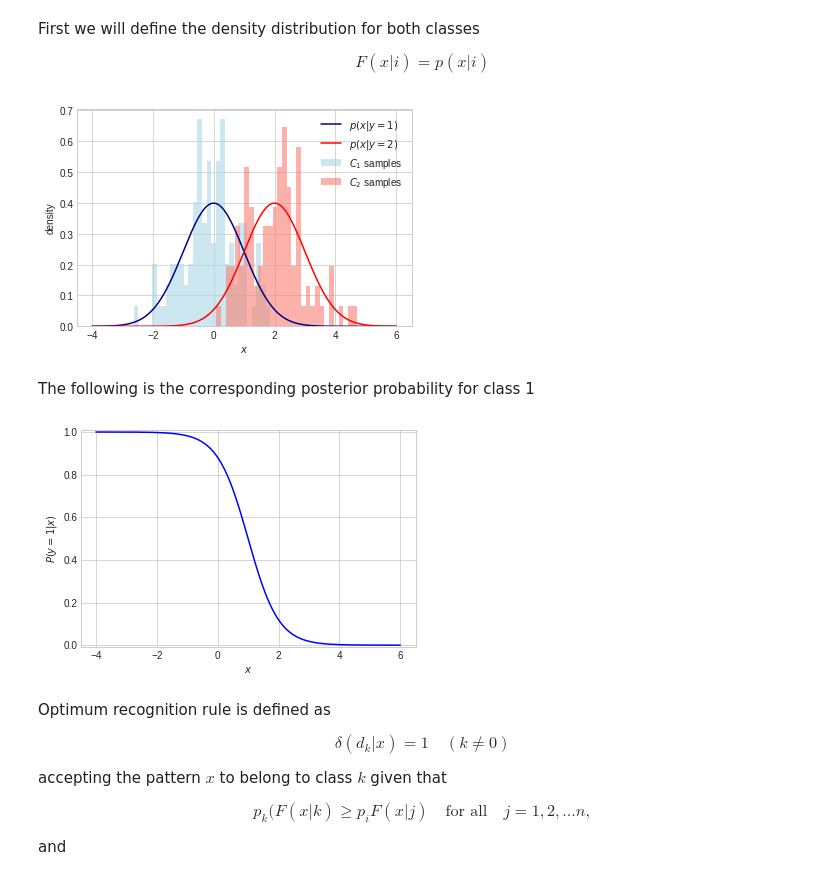
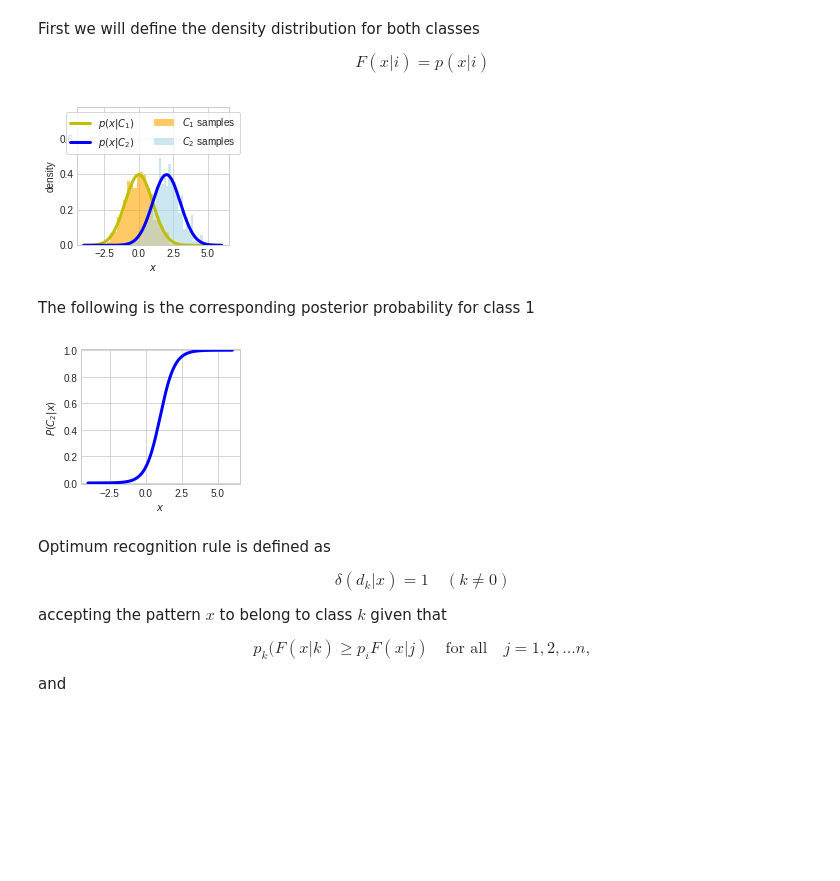
Before and after one commit to perellonieto/machine_learning_concepts, a Jupyter notebook: optimum_recognition_error_and_reject_tradeoff.ipynb, the cells around one changed output. Drawn from its saved outputs; the diff is of its cells as text; code cells hidden in the pictures; blank space fills up the shorter version.

```diff
--- a/optimum_recognition_error_and_reject_tradeoff.ipynb
+++ b/optimum_recognition_error_and_reject_tradeoff.ipynb
@@ -10,6 +10,14 @@ from scipy.stats import norm, multinomial, uniform
 
 plt.style.use('seaborn-whitegrid')
 #plt.style.use('ggplot')
+
+plt.rcParams['figure.figsize'] = (3, 2.6)
+plt.rcParams['lines.linewidth'] = 3
+plt.rcParams['figure.constrained_layout.use'] = True
+plt.rcParams['legend.frameon'] =True
+plt.rcParams["figure.autolayout"] = True
+plt.rcParams["savefig.bbox"] = 'tight'
+
 
 class Mixture(object):
     def __init__(self, generator_list, prior_list=None):
@@ -40,54 +48,56 @@ $$F(x|i) = p(x|i)$$
 # %%
 example_name = 'example_1'
 
 if example_name == 'example_1':
     x = np.linspace(-4, 6, 700)
     mixture_c1 = Mixture([norm(loc=0, scale=1)],
                          prior_list=[1])
     mixture_c2 = Mixture([norm(loc=2, scale=1)],
                          prior_list=[1])
 elif example_name == 'example_2':
     x = np.linspace(0, 2.5, 700)
     mixture_c1 = uniform(0, 1)
     mixture_c2 = uniform(0.5, 2)
 elif example_name == 'example_3':
-    mixture_c1 = Mixture([norm(loc=1, scale=1),
+    x = np.linspace(-6, 16, 700)
+    mixture_c1 = Mixture([norm(loc=2, scale=1),
                           norm(loc=10, scale=2)],
                          prior_list=[0.2, 0.8])
     mixture_c2 = Mixture([norm(loc=1, scale=2),
-                          norm(loc=10, scale=1)],
+                          norm(loc=13, scale=1)],
                          prior_list=[0.8, 0.2])
 
 x_delta = x[1] - x[0]
 
 
-samples = mixture_c1.rvs(100)
-plt.hist(samples, bins=30, density=True, color='lightblue', label='$C_1$ samples', alpha=0.6)
-plt.plot(x, mixture_c1.pdf(x), color='darkblue', label='$p(x|y=1)$')
-plt.legend()
+samples = mixture_c1.rvs(500)
+plt.hist(samples, bins=30, density=True, color='orange', label='$C_1$ samples', alpha=0.6)
+plt.plot(x, mixture_c1.pdf(x), color='y', label='$p(x|C_1)$', lw=3)
+
+samples = mixture_c2.rvs(500)
+plt.hist(samples, bins=30, density=True, color='lightblue', label='$C_2$ samples', alpha=0.6)
+plt.plot(x, mixture_c2.pdf(x), color='b', label='$p(x|C_2)$', lw=3)
+plt.legend(loc='upper center', ncol=2)
+ylim = plt.ylim()
+plt.ylim([ylim[0], ylim[1]*1.5])
 plt.ylabel('density')
 plt.xlabel('$x$');
-
-samples = mixture_c2.rvs(100)
-plt.hist(samples, bins=30, density=True, color='salmon', label='$C_2$ samples', alpha=0.6)
-plt.plot(x, mixture_c2.pdf(x), color='red', label='$p(x|y=2)$')
-plt.legend()
-plt.ylabel('density')
-plt.xlabel('$x$');
+plt.savefig('chow1970_distribution_{}.pdf'.format(example_name))
 # %% [output]
-[figure, old version]
+[figure, new version]
 # %% [markdown]
 The following is the corresponding posterior probability for class 1
 # %%
 priors = np.array([.5, .5])
 
-p_c1_g_x = priors[0]*mixture_c1.pdf(x)/(priors[0]*mixture_c1.pdf(x) + priors[1]*mixture_c2.pdf(x))
-plt.plot(x, p_c1_g_x, color='blue')
+p_c1_g_x = priors[1]*mixture_c2.pdf(x)/(priors[0]*mixture_c1.pdf(x) + priors[1]*mixture_c2.pdf(x))
+plt.plot(x, p_c1_g_x, color='b')
 plt.ylim(-0.01, 1.01)
-plt.ylabel('$P(y=1|x)$')
+plt.ylabel('$P(C_2|x)$')
 plt.xlabel('$x$');
+plt.savefig('chow1970_p2_g_x_{}.pdf'.format(example_name))
 # %% [output]
-[figure, old version]
+[figure, new version]
 # %% [markdown]
 Optimum recognition rule is defined as
 
```
Also changed, not shown: parts of 19 cells of this notebook, 18 other files.
